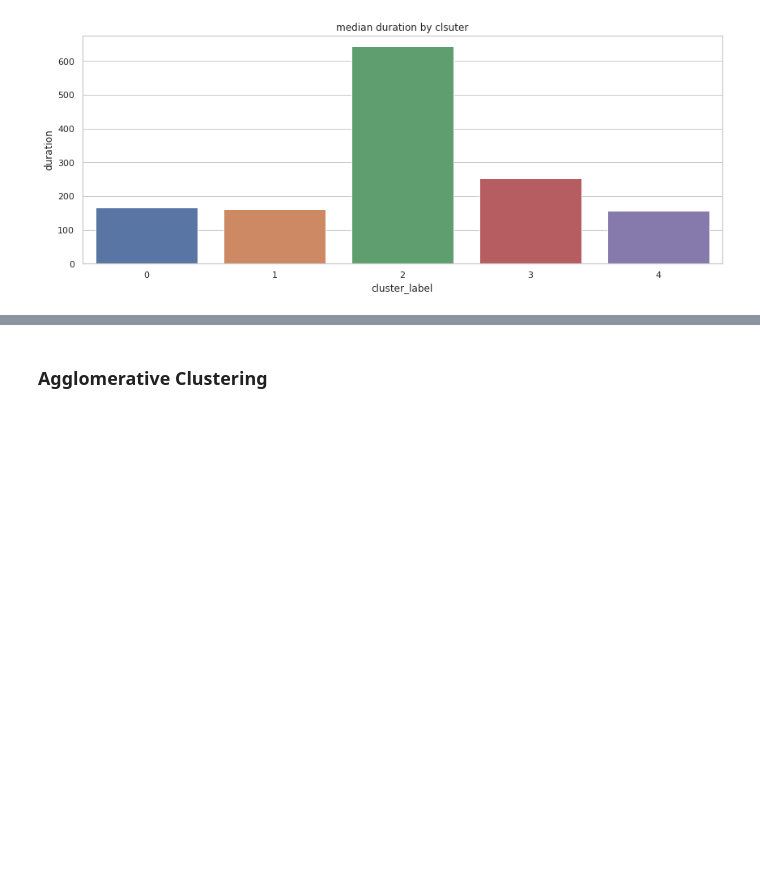
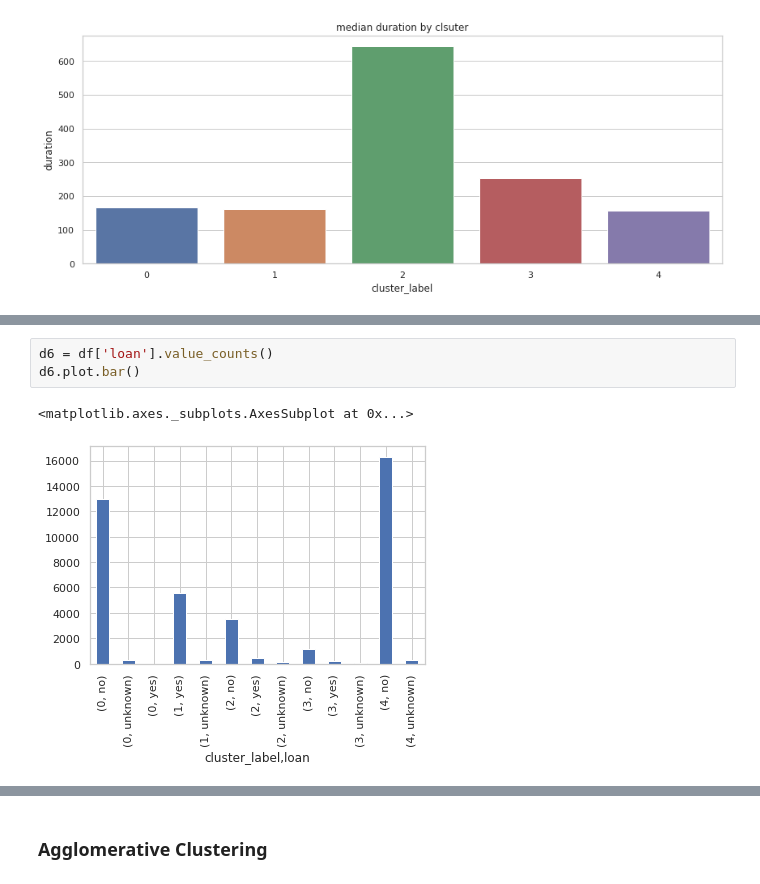
Before and after one commit to ShawnLiu119/Bank-Marketing_Clas-Clus-AppDev, a Jupyter notebook: BankMkting_Clustering_CustomerSegmentation.ipynb, the cells around one changed output, grey strips where cells are left out. Cells and saved outputs as stored; diff of their text form; blank space fills up the shorter version.

```diff
--- a/BankMkting_Clustering_CustomerSegmentation.ipynb
+++ b/BankMkting_Clustering_CustomerSegmentation.ipynb
@@ -225,0 +261,6 @@ fea_clus('duration')
+# %%
+d6 = df['loan'].value_counts()
+d6.plot.bar()
+# %% [output]
+<matplotlib.axes._subplots.AxesSubplot at 0x...>
+[figure, added]
```
Also changed, not shown: parts of 12 cells of this notebook.
